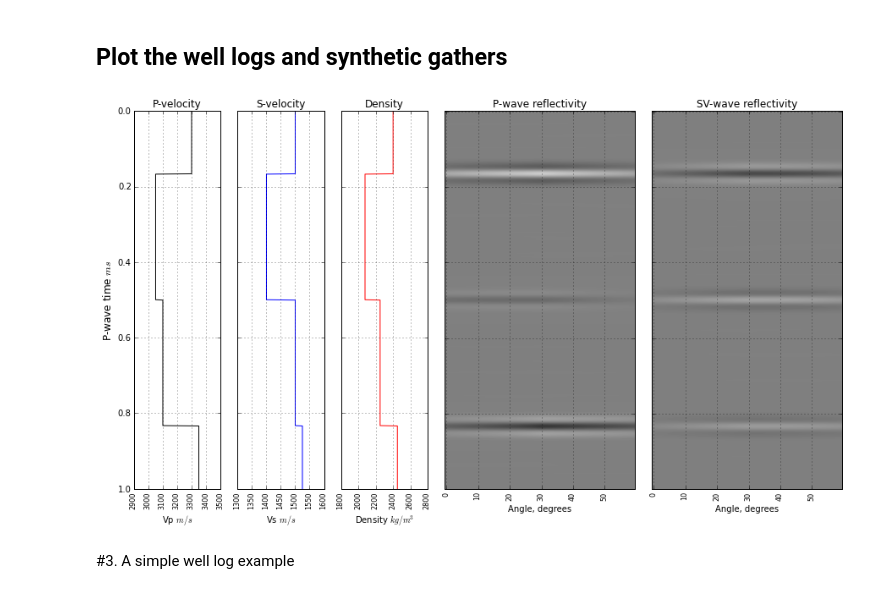
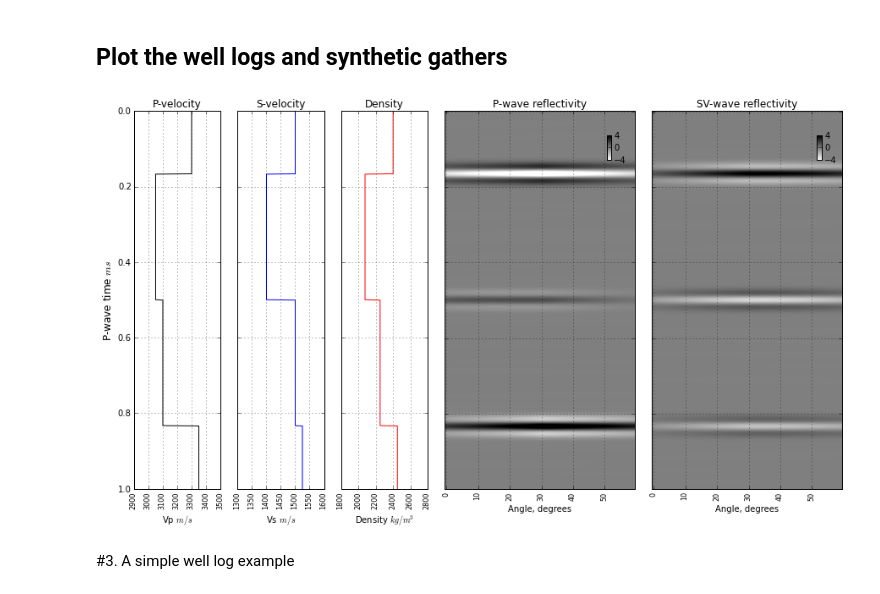
Before and after one commit to EvanBianco/notebooks, a Jupyter notebook: PP_and_PS_synthetic_gathers.ipynb, the cells around one changed output. Cells and saved outputs as stored; diff of their text form; code cells hidden in the pictures.

Commit message:
inserted colorbar axes

```diff
--- a/PP_and_PS_synthetic_gathers.ipynb
+++ b/PP_and_PS_synthetic_gathers.ipynb
@@ -159,7 +159,7 @@ syn_ps = fftconvolve(Rps, w, mode='same')
 ## Plot the well logs and synthetic gathers
 # %%
 fs = 8  # fontsize for our axis labels
-max_val = 10 # +/- max value for seismic amplitude display (clip)
+max_val = 4 # +/- max value for seismic amplitude display (clip)
 
 # make a figure
 fig = plt.figure(figsize=(15,8))
@@ -211,36 +211,44 @@ ax3.grid()
 for label in labels:
     label.set_rotation(90)
     label.set_fontsize(fs)
 
 # Plot the PP reflectivities as an image
-ax4.imshow(syn_pp, cmap='gray_r', clim=[-max_val,max_val],
+imPP = ax4.imshow(syn_pp, cmap='gray_r', clim=[-max_val,max_val],
            #extent = [min(theta1),max(theta1),1.0,0],
            aspect='auto', origin='upper')
 ax4.set_title('P-wave reflectivity')
 ax4.set_yticklabels([])
 ax4.set_xlabel(r'Angle, degrees')
 labels = ax4.get_xticklabels()
 ax4.grid()
 for label in labels:
     label.set_rotation(90)
     label.set_fontsize(fs)
 
+caxPP = fig.add_axes([0.6425,0.80,0.005,0.05])
+cax1 = fig.colorbar(imPP,caxPP)
+cax1.set_ticks([-max_val, 0, max_val])
+
 # Plot the PS reflectivities as an image
-ax5.imshow(syn_ps, cmap='gray_r', clim=[-max_val,max_val],
+imPS = ax5.imshow(syn_ps, cmap='gray_r', clim=[-max_val,max_val],
            #extent = [min(theta1),max(theta1),1.0,0],
            aspect='auto', origin='upper')
 ax5.set_title('SV-wave reflectivity')
 ax5.set_yticklabels([])
 ax5.set_xlabel(r'Angle, degrees')
 labels = ax5.get_xticklabels()
 ax5.grid()
 for label in labels:
     label.set_rotation(90)
     label.set_fontsize(fs)
 
+caxPS = fig.add_axes([0.8725,0.80,0.005,0.05])
+cax1 = fig.colorbar(imPS,caxPS)
+cax1.set_ticks([-max_val, 0, max_val])
+
 plt.show()
 # %% [output]
-[figure, old version]
+[figure, new version]
 # %% [markdown]
 #3. A simple well log example
 # %% [markdown]
```
Also changed, not shown: parts of 1 cell of this notebook.
